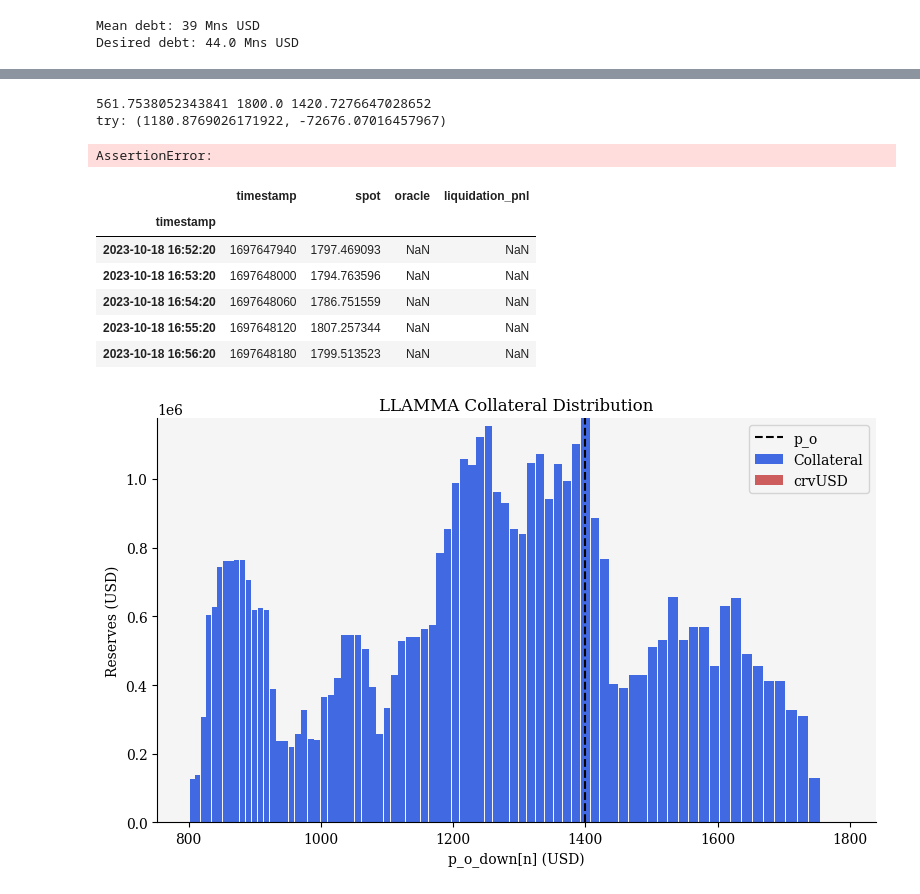
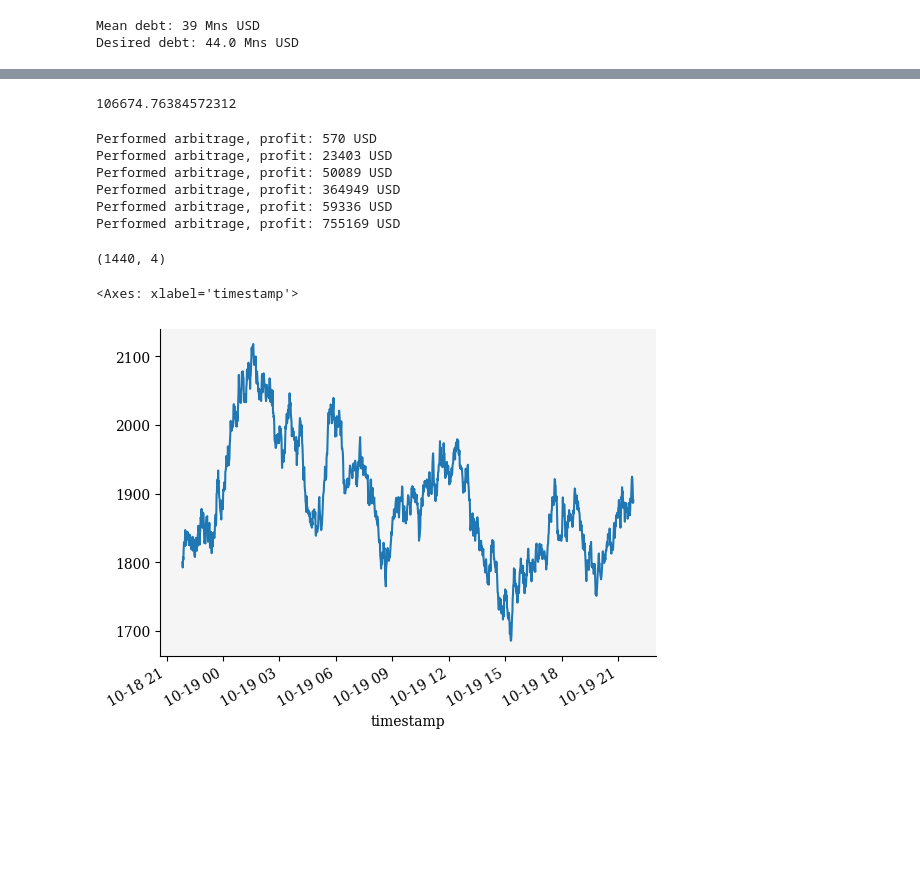
Before and after one commit to xenophonlabs/crvUSDrisk, a Jupyter notebook: play.ipynb, the cells around one changed output, grey strips where cells are left out. Drawn from its saved outputs; the diff is of its cells as text; code cells hidden in the pictures; blank space fills up the shorter version.

```diff
--- a/play.ipynb
+++ b/play.ipynb
@@ -148,6 +97,33 @@ try: (1248.2637053695062, -0.0005466900765895844)
-# %%
-optimal_price = binary_search_p_new(llamma, p_mkt, ext_stable_liquidity, ext_collat_liquidity, ext_swap_fee)
-# %% [output]
-561.7538052343841 1800.0 1420.7276647028652
-try: (1180.8769026171922, -72676.07016457967)
-AssertionError:
+# %%
+sum(llamma_cp.bands_x.values())
+# %% [output]
+106674.76384572312
+# %%
+# NOTE the problem is that when a band gets to 0 reserves the reported price is mid price and is not the target price
+# Perhaps the problem is that you just can't get to a certain price! So if optimal p is not reachable
+
+ps = [BASE_PRICE, 1750, 1700, 1775, 1600, 1650, 1500]
+
+ext_stable_liquidity = 2e10 # NOTE very high, ~ no slippage
+ext_collat_liquidity = ext_stable_liquidity / ps[0] # <- external liquidity is at market price
+ext_swap_fee = 0.005
+
+llamma_cp = copy.deepcopy(llamma)
+oracle_cp = copy.deepcopy(llamma.oracle)
+llamma_cp.oracle = oracle_cp
+
+frame = 0
+for p in ps:
+    fn = f"./figs/test_{frame}.png"
+    ext_collat_liquidity = ext_stable_liquidity / p # <- external liquidity is at market price
+    oracle_cp.update(oracle_cp.last_timestamp + 60*1000, p) # <- update oracle to be close to market price
+    liquidator.arbitrage(llamma_cp, p, ext_stable_liquidity, ext_collat_liquidity, ext_swap_fee)
+    llamma_cp.plot_reserves(fn)
+    frame += 1
+# %% [output]
+Performed arbitrage, profit: 570 USD
+Performed arbitrage, profit: 23403 USD
+Performed arbitrage, profit: 50089 USD
+Performed arbitrage, profit: 364949 USD
+Performed arbitrage, profit: 59336 USD
+Performed arbitrage, profit: 755169 USD
@@ -154,27 +133,19 @@ AssertionError:
 # %%
 # Now let's create some dummy prices and assume that liquidators
 # will liquidate when profitable.
 
 WINDOW = 3600 # 1 hrs # NOTE this is way longer than the actual contract
 PERIOD = 86400 # 1 day
 
-times = [int(START + dt*60) for dt in range(0, PERIOD//60)]
+times = [START] + [int(START + dt*60) for dt in range(1, PERIOD//60)]
 
-df = pd.DataFrame(columns=['timestamp', 'spot', 'oracle', 'liquidation_pnl'])
+df = pd.DataFrame(columns=['timestamp', 'spot', 'oracle', 'liquidator_pnl'])
 df['timestamp'] = times
 df.index = pd.to_datetime(df['timestamp'], unit='s')
-df['spot'] = gen_gbm(S0=BASE_PRICE,mu=0.05, sigma=0.2, dt=1/1440,T=1)
-df.head()
+df['spot'] = np.concatenate([[BASE_PRICE], gen_gbm(S0=BASE_PRICE,mu=-0.1, sigma=0.2, dt=1/1440,T=1)[1:]])
+print(df.shape)
+df['spot'].plot()
 # %% [output]
-|  | timestamp | spot | oracle | liquidation_pnl |
-| timestamp |  |  |  |  |
-| 2023-10-18 16:52:20 | 1697647940 | 1797.469093 | NaN | NaN |
-| 2023-10-18 16:53:20 | 1697648000 | 1794.763596 | NaN | NaN |
-| 2023-10-18 16:54:20 | 1697648060 | 1786.751559 | NaN | NaN |
-| 2023-10-18 16:55:20 | 1697648120 | 1807.257344 | NaN | NaN |
-| 2023-10-18 16:56:20 | 1697648180 | 1799.513523 | NaN | NaN |
+(1440, 4)
+<Axes: xlabel='timestamp'>
+[figure, added]
-# %%
-oracle.update(START + 60 * 100, 1400)
-llamma.plot_reserves()
-# %% [output]
-[figure, removed]
```
Also changed, not shown: parts of 24 cells of this notebook, 11 other files.
